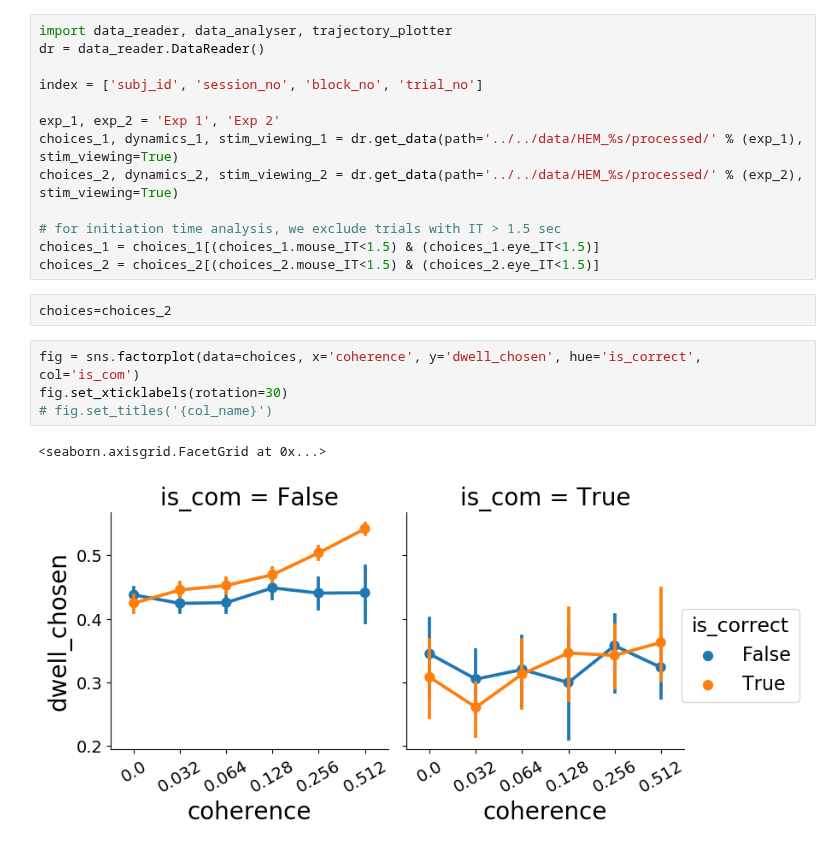
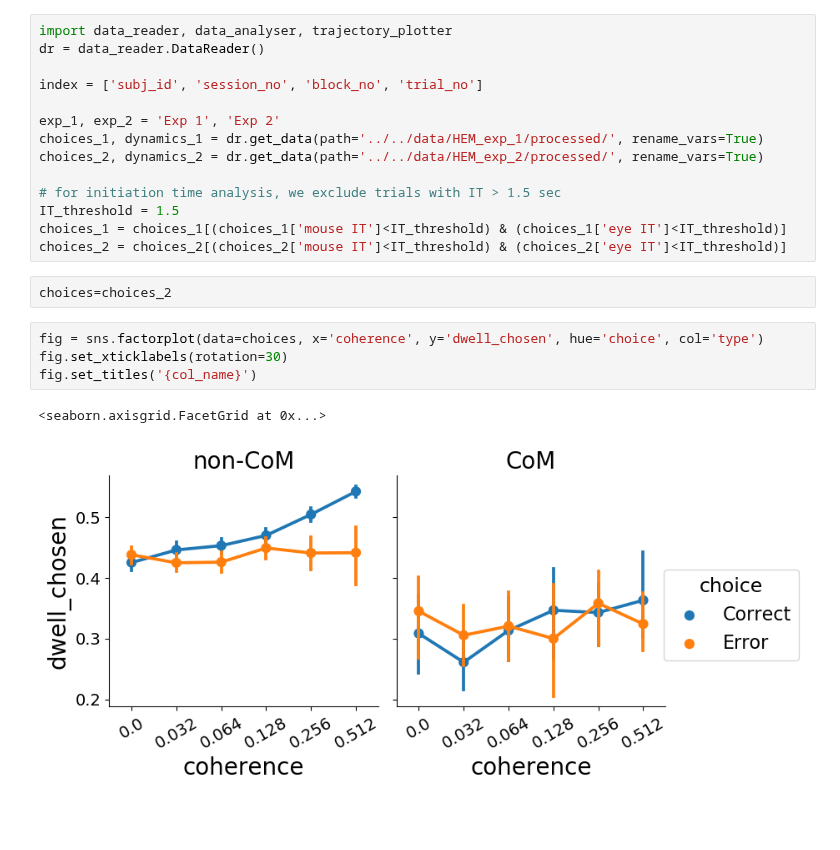
Before and after one commit to cherepaha/eyehandrdk, a Jupyter notebook: eye_analysis.ipynb, the cells around one changed output. Cells and saved outputs as stored; diff of their text form; blank space fills up the shorter version.

```diff
--- a/eye_analysis.ipynb
+++ b/eye_analysis.ipynb
@@ -43,19 +43,20 @@ dr = data_reader.DataReader()
 index = ['subj_id', 'session_no', 'block_no', 'trial_no']
 
 exp_1, exp_2 = 'Exp 1', 'Exp 2'
-choices_1, dynamics_1, stim_viewing_1 = dr.get_data(path='../../data/HEM_%s/processed/' % (exp_1), stim_viewing=True)
-choices_2, dynamics_2, stim_viewing_2 = dr.get_data(path='../../data/HEM_%s/processed/' % (exp_2), stim_viewing=True)
+choices_1, dynamics_1 = dr.get_data(path='../../data/HEM_exp_1/processed/', rename_vars=True)
+choices_2, dynamics_2 = dr.get_data(path='../../data/HEM_exp_2/processed/', rename_vars=True)
 
 # for initiation time analysis, we exclude trials with IT > 1.5 sec
-choices_1 = choices_1[(choices_1.mouse_IT<1.5) & (choices_1.eye_IT<1.5)]
-choices_2 = choices_2[(choices_2.mouse_IT<1.5) & (choices_2.eye_IT<1.5)]
+IT_threshold = 1.5
+choices_1 = choices_1[(choices_1['mouse IT']<IT_threshold) & (choices_1['eye IT']<IT_threshold)]
+choices_2 = choices_2[(choices_2['mouse IT']<IT_threshold) & (choices_2['eye IT']<IT_threshold)]
 # %%
 choices=choices_2
 # %%
-fig = sns.factorplot(data=choices, x='coherence', y='dwell_chosen', hue='is_correct', col='is_com')
+fig = sns.factorplot(data=choices, x='coherence', y='dwell_chosen', hue='choice', col='type')
 fig.set_xticklabels(rotation=30)
-# fig.set_titles('{col_name}')
+fig.set_titles('{col_name}')
 # %% [output]
 <seaborn.axisgrid.FacetGrid at 0x...>
-[figure, old version]
+[figure, new version]
 # %%
```
Also changed, not shown: parts of 2 cells of this notebook, 2 other files.
